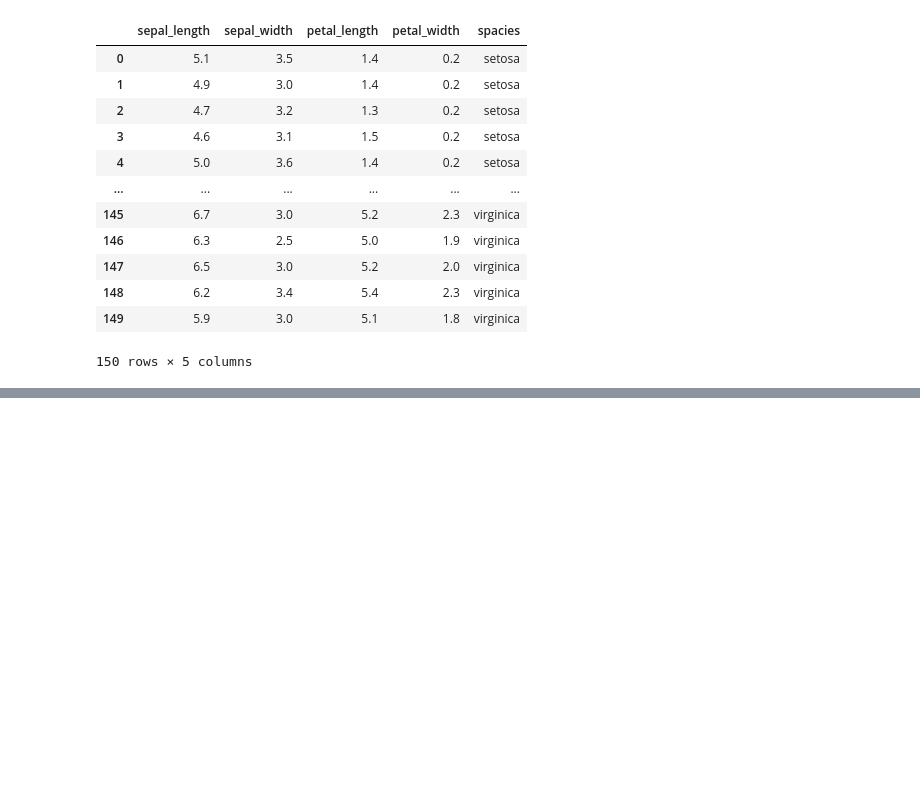
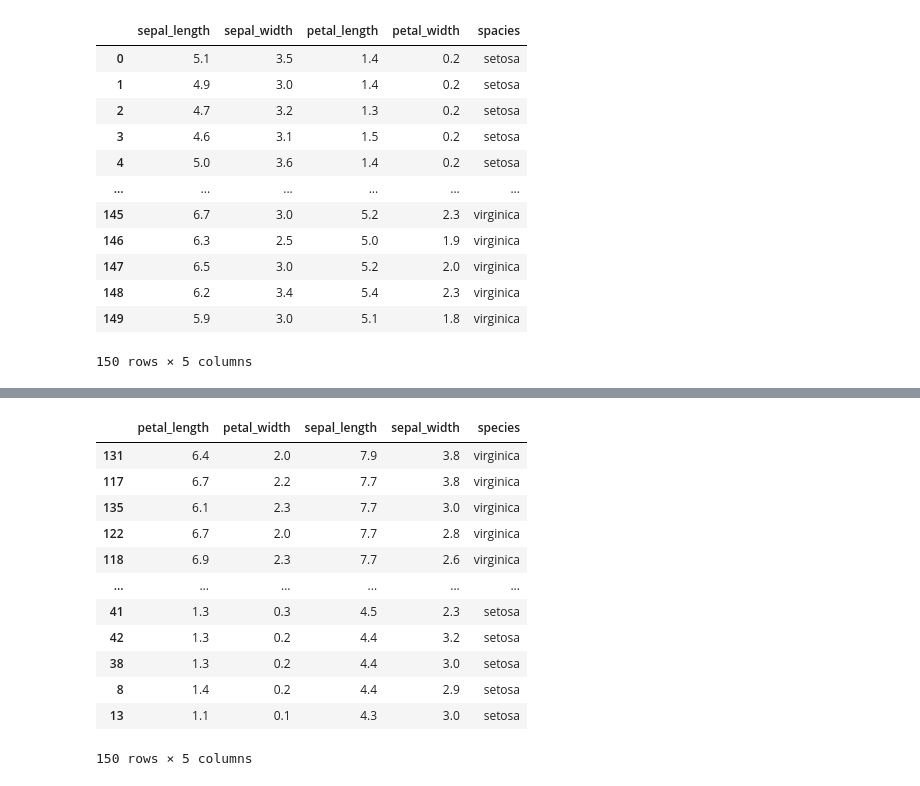
Before and after one commit to secretrelationship/ai_x, a Jupyter notebook: source/01_python/Ch11_데이터프레임과시리즈(pandas).ipynb, the cells around one changed output, grey strips where cells are left out. Drawn from its saved outputs; the diff is of its cells as text; code cells hidden in the pictures; blank space fills up the shorter version.

```diff
--- a/source/01_python/Ch11_데이터프레임과시리즈(pandas).ipynb
+++ b/source/01_python/Ch11_데이터프레임과시리즈(pandas).ipynb
@@ -426,0 +1215,4 @@ pd.DataFrame(data = np.hstack( (data, target.reshape(-1,1) ) ),
+# %%
+from seaborn import load_dataset
+iris = load_dataset('iris')
+iris.head(1)
@@ -426,0 +1222,4 @@ pd.DataFrame(data = np.hstack( (data, target.reshape(-1,1) ) ),
+# %%
+# (1)sepal_length값 기준(sepal_length같으면 sepal_width기준) 내림차순 정렬 적용
+iris.sort_values(by=['sepal_length', 'sepal_width'], ascending=False, inplace=True)
+iris.head()
@@ -426,0 +1233,17 @@ pd.DataFrame(data = np.hstack( (data, target.reshape(-1,1) ) ),
+# %%
+# (3)열이름(column) 기준 정렬한 내용을 출력(iris에 적용X)
+iris.sort_index(axis=1)
+# %% [output]
+|  | petal_length | petal_width | sepal_length | sepal_width | species |
+| 131 | 6.4 | 2.0 | 7.9 | 3.8 | virginica |
+| 117 | 6.7 | 2.2 | 7.7 | 3.8 | virginica |
+| 135 | 6.1 | 2.3 | 7.7 | 3.0 | virginica |
+| 122 | 6.7 | 2.0 | 7.7 | 2.8 | virginica |
+| 118 | 6.9 | 2.3 | 7.7 | 2.6 | virginica |
+| ... | ... | ... | ... | ... | ... |
+| 41 | 1.3 | 0.3 | 4.5 | 2.3 | setosa |
+| 42 | 1.3 | 0.2 | 4.4 | 3.2 | setosa |
+| 38 | 1.3 | 0.2 | 4.4 | 3.0 | setosa |
+| 8 | 1.4 | 0.2 | 4.4 | 2.9 | setosa |
+| 13 | 1.1 | 0.1 | 4.3 | 3.0 | setosa |
+150 rows × 5 columns
```
Also changed, not shown: parts of 111 cells of this notebook, 4 other files.
